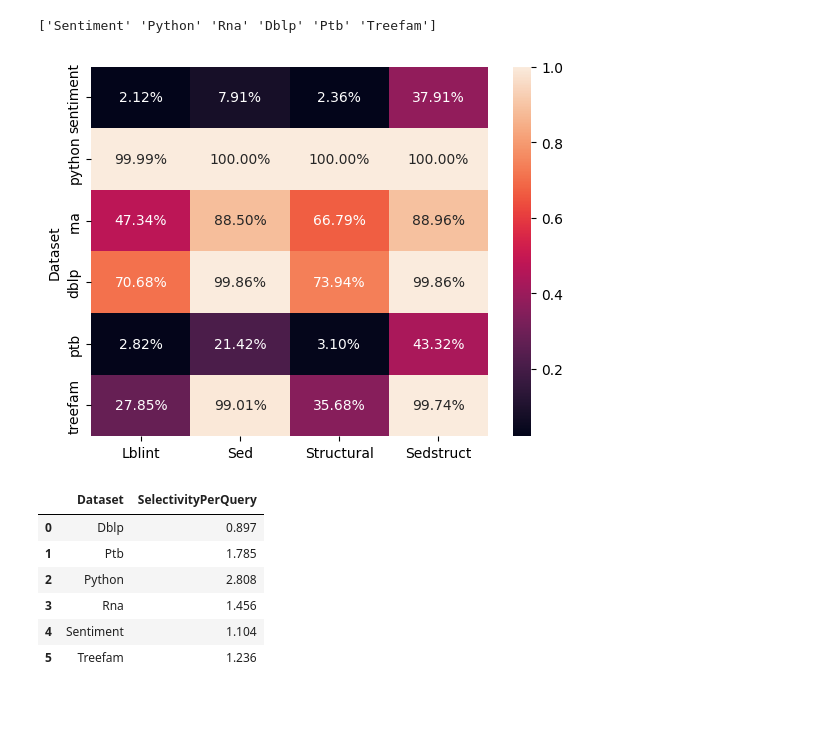
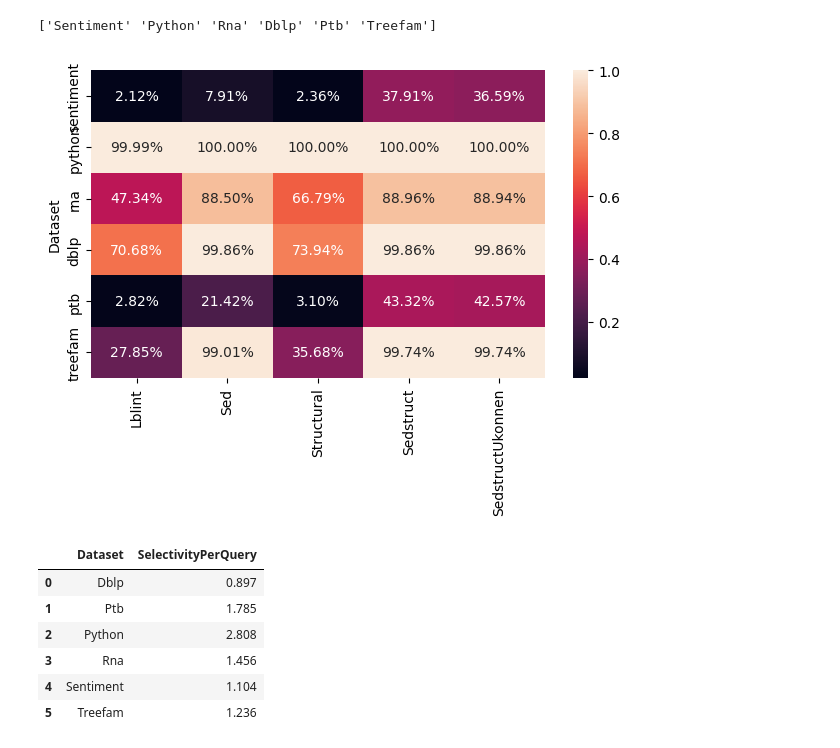
Before and after one commit to LukMRVC/tree-statistics, a Jupyter notebook: TED-viz.ipynb, the cells around one changed output. Cells and saved outputs as stored; diff of their text form; code cells hidden in the pictures; blank space fills up the shorter version.

Commit message:
Ukkonen viz

```diff
--- a/TED-viz.ipynb
+++ b/TED-viz.ipynb
@@ -1841,12 +1841,12 @@ def get_precision_and_verification_for_ds(basepath: str, cdf: pd.DataFrame, tree
         total_trees_in_ds = trees_in_ds[ds]
         temp_df = pd.DataFrame.from_dict({ 'Dataset': [ds] })
         times_ = []
-        methods = ['Lbl-Int Index', 'Lbl-Int', 'Sed Index', 'Sed', 'Structural Index', 'Structural', 'Sedstruct']
+        methods = ['Lbl-Int Index', 'Lbl-Int', 'Sed Index', 'Sed', 'Structural Index', 'Structural', 'Sedstruct', 'SedstructUkonnen']
         df_all = pd.read_csv(join(basepath, ds, 'verified-all.txt'))
-        for mtd in ('Lblint', 'Sed', 'Structural', 'Sedstruct'):
+        for mtd in ('Lblint', 'Sed', 'Structural', 'Sedstruct', 'SedstructUkonnen'):
             candidates_df = pd.read_csv(join(basepath, ds, f'{mtd}_candidates.csv'), header=None, names=['query_id', 'candidate_id'])
             method_verified_candidates_df = df_all.merge(candidates_df, on=['query_id', 'candidate_id'], how='inner')
-            candidate_count = cdf.loc[ds.lower(), mtd]
+            candidate_count = cdf.loc[ds.lower(), mtd if mtd != 'SedstructUkonnen' else 'SedstructUkkonen']
             times = method_verified_candidates_df['verification_time_micro']
             correct_results = method_verified_candidates_df[method_verified_candidates_df['passed'] == 1]
             precision =  (len(correct_results) / candidate_count)
@@ -1854,7 +1854,7 @@ def get_precision_and_verification_for_ds(basepath: str, cdf: pd.DataFrame, tree
             temp_df
             # convert from microseconds to milliseconds
             total_verification_time_ms = times.sum() / 1_000
-            if mtd == 'Sedstruct':
+            if mtd == 'Sedstruct' or mtd == 'SedstructUkonnen':
                 times_.extend([total_verification_time_ms])
             else:
                 # twice for index version
@@ -1867,7 +1867,7 @@ def get_precision_and_verification_for_ds(basepath: str, cdf: pd.DataFrame, tree
         selectivites = pd.concat([selectivites, g])
         pdf = pd.concat([pdf, temp_df])
         # times 6 because we have 3 methods and 2 versions - indexed and not indexed
-        vdf = pd.concat([vdf, pd.DataFrame.from_dict({'Dataset': [ds] * 7, 'process_part': ['verification'] * 7, 'Method': methods, 'Time': times_, }) ])
+        vdf = pd.concat([vdf, pd.DataFrame.from_dict({'Dataset': [ds] * 8, 'process_part': ['verification'] * 8, 'Method': methods, 'Time': times_, }) ])
 
     selectivites.set_index("Dataset")
     pdf = pdf.set_index("Dataset")
@@ -1893,8 +1893,11 @@ def get_plot_data_ds(basepath: str, tree_count_in_ds: dict) -> PlotData:
     df, cdf, statistics = get_searching_part(basepath)
     pdf, vdf, sdf = get_precision_and_verification_for_ds(basepath, cdf, tree_count_in_ds)
 
+    # replace all values "SedstructUkonnen" with "SedstructUkkonen" in vdf column "Method"
+    vdf['Method'] = vdf['Method'].replace('SedstructUkonnen', 'SedstructUkkonen')
+
     df['Dataset'] = df.index.get_level_values('Dataset')
-    ldf = df.melt(id_vars=["Dataset", "process_part"], var_name="Method", value_name="Time", value_vars=['Lbl-Int Index', 'Lbl-Int', 'Sed Index', 'Sed', 'Structural Index', 'Structural', 'Sedstruct'])
+    ldf = df.melt(id_vars=["Dataset", "process_part"], var_name="Method", value_name="Time", value_vars=['Lbl-Int Index', 'Lbl-Int', 'Sed Index', 'Sed', 'Structural Index', 'Structural', 'Sedstruct', 'SedstructUkkonen'])
     complete = pd.concat([ldf, vdf])
     plot_data = complete.pivot_table(
         index=['Dataset', 'Method'],
@@ -2107,9 +2161,9 @@ print(data.sdf['Dataset'].unique())
 ['Sentiment' 'Python' 'Rna' 'Dblp' 'Ptb' 'Treefam']
 # %%
 sns.heatmap(data.pdf, annot=True, fmt='.2%')
-fig.tight_layout()
+plt.tight_layout()
 # %% [output]
-[figure, old version]
+[figure, new version]
 # %%
 sns.boxplot(data=data.sdf, x="Dataset", y="SelectivityPerQuery")
 data.sdf.groupby('Dataset')['SelectivityPerQuery'].mean().reset_index()
```
Also changed, not shown: parts of 8 cells of this notebook.
